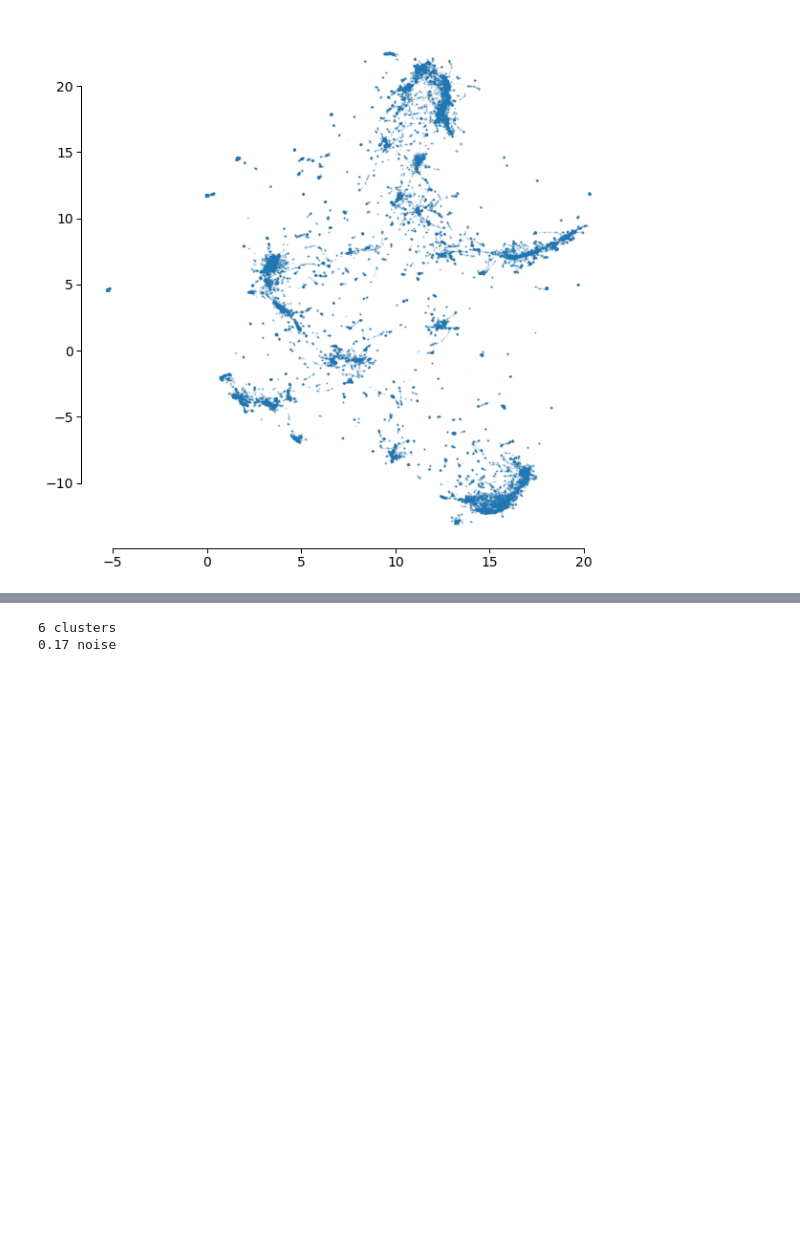
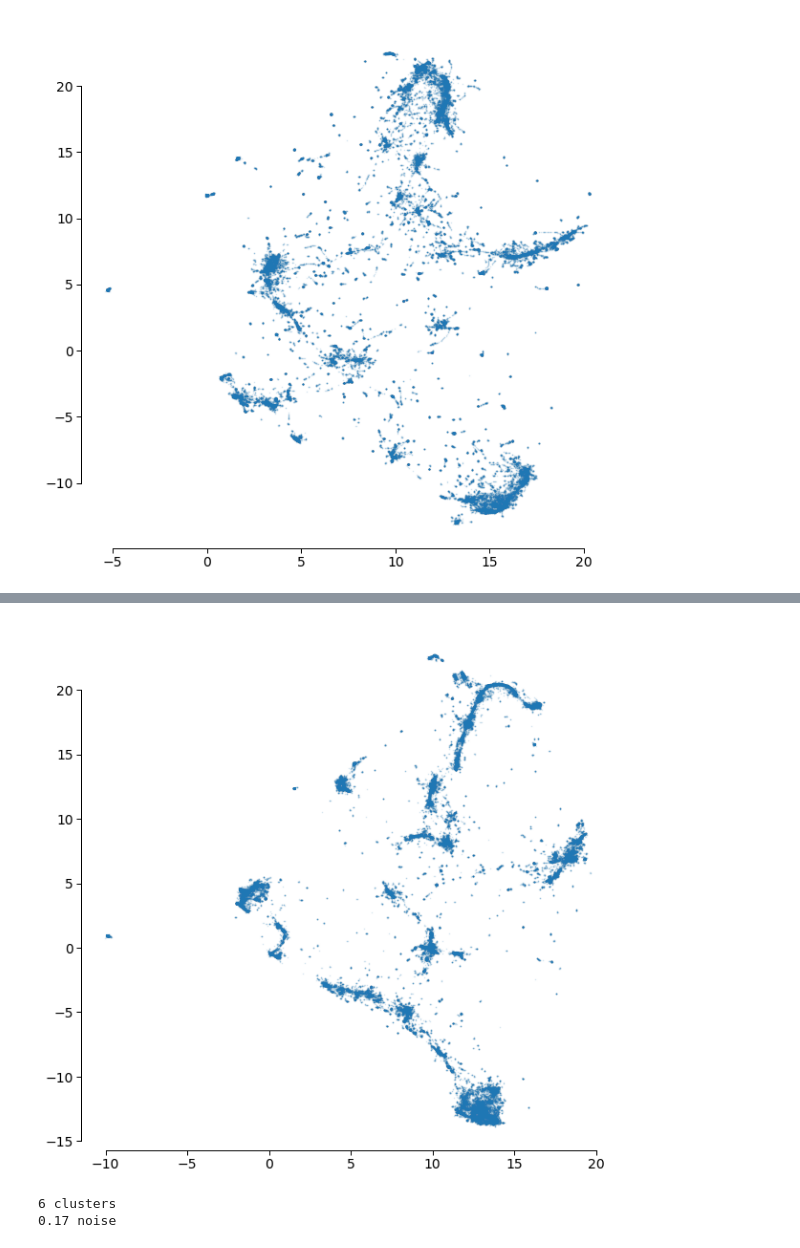
Before and after one commit to alvaro-concha/animal-behavior-analysis, a Jupyter notebook: animal_behavior_analysis/Try_Datashader.ipynb, the cells around one changed output, grey strips where cells are left out. Saved outputs shown, nothing was run; the diff lists cells and outputs as text; code cells hidden in the pictures; blank space fills up the shorter version.

```diff
--- a/animal_behavior_analysis/Try_Datashader.ipynb
+++ b/animal_behavior_analysis/Try_Datashader.ipynb
@@ -73,3 +88,8 @@ sns.despine(trim=True)
+# %%
+plt.scatter(*out_wavs_50pca.T, s=1, alpha=0.1)
+sns.despine(trim=True)
+# %% [output]
+[figure, added]
 # %%
 # min_cluster_size = 1000
 # min_cluster_size = 1500
```
Also changed, not shown: parts of 3 cells of this notebook, 12 other files.
